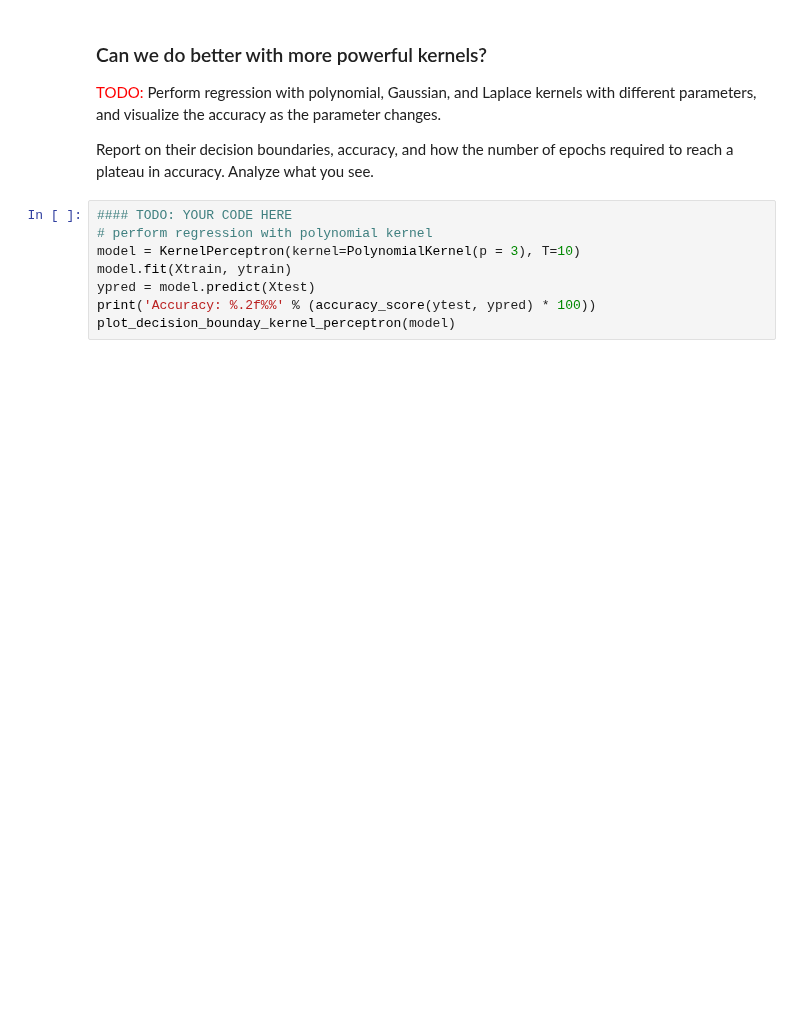
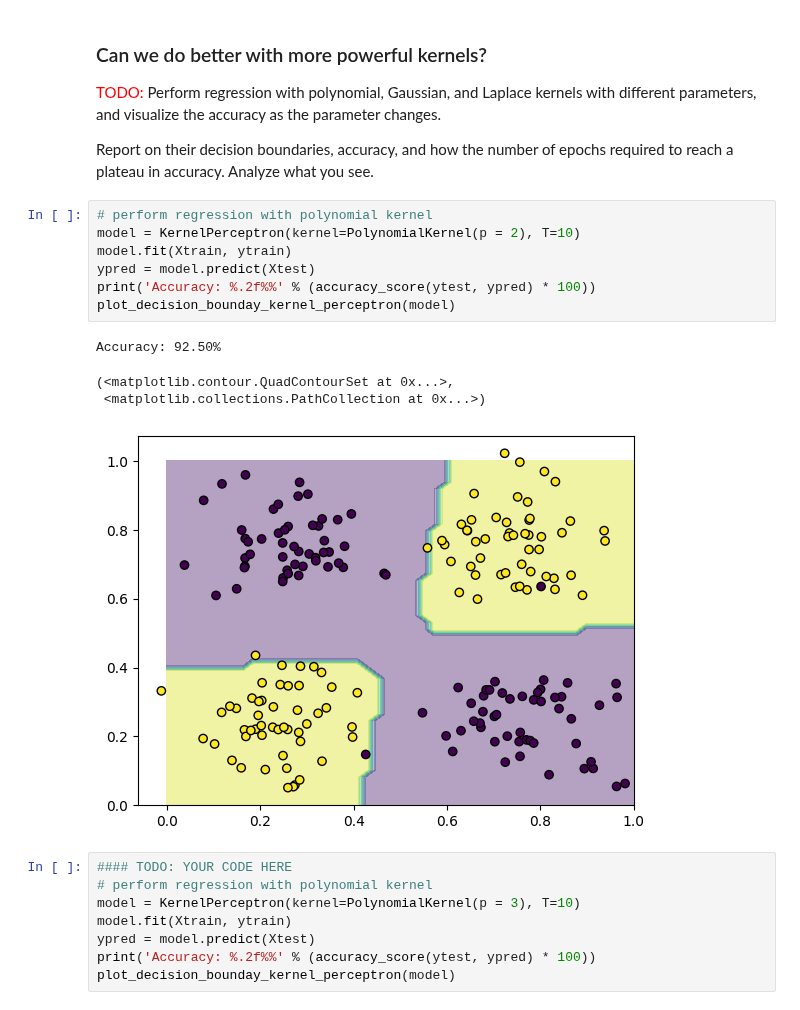
Before and after one commit to nickmvega/machine-learning, a Jupyter notebook: project_2/project2_src_vega_roth.ipynb, the cells around one changed output. Cells and saved outputs as stored; diff of their text form; blank space fills up the shorter version.

```diff
--- a/project_2/project2_src_vega_roth.ipynb
+++ b/project_2/project2_src_vega_roth.ipynb
@@ -352,6 +352,18 @@ Accuracy: 47.50%
 <span style="color:red"> TODO: </span> Perform regression with polynomial, Gaussian, and Laplace kernels with different parameters, and visualize the accuracy as the parameter changes.
 
 Report on their decision boundaries, accuracy, and how the number of epochs required to reach a plateau in accuracy. Analyze what you see.
+# %%
+# perform regression with polynomial kernel
+model = KernelPerceptron(kernel=PolynomialKernel(p = 2), T=10)
+model.fit(Xtrain, ytrain)
+ypred = model.predict(Xtest)
+print('Accuracy: %.2f%%' % (accuracy_score(ytest, ypred) * 100))
+plot_decision_bounday_kernel_perceptron(model)
+# %% [output]
+Accuracy: 92.50%
+(<matplotlib.contour.QuadContourSet at 0x...>,
+ <matplotlib.collections.PathCollection at 0x...>)
+[figure, added]
 # %%
 #### TODO: YOUR CODE HERE
 # perform regression with polynomial kernel
```
Also changed, not shown: parts of 11 cells of this notebook.
